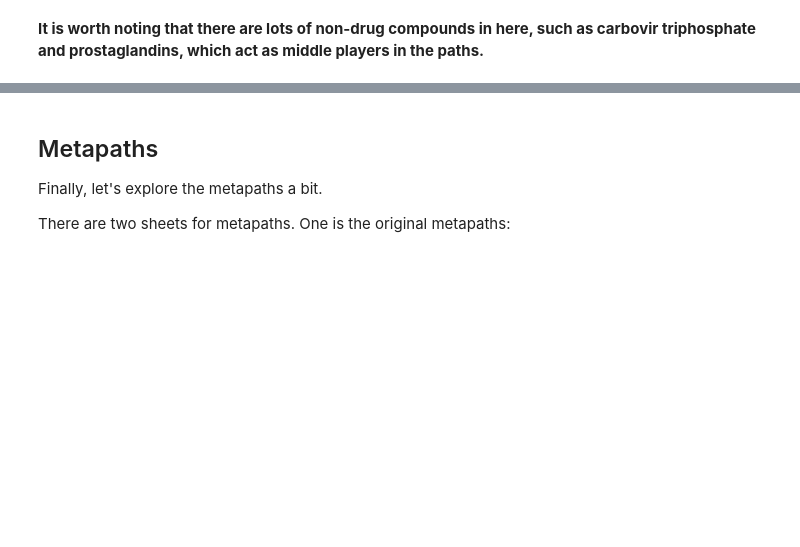
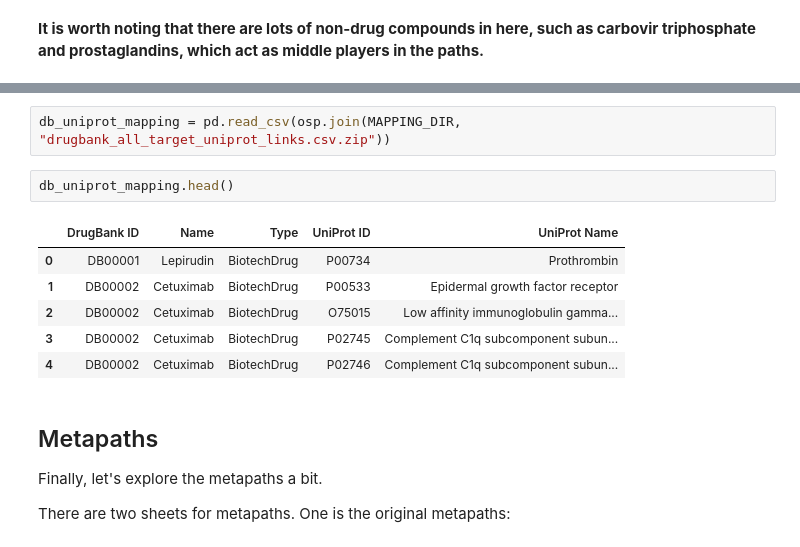
Before and after one commit to laurendelong21/MoA-Net, a Jupyter notebook: notebooks/exploration_drugmechdb.ipynb, the cells around one changed output, grey strips where cells are left out. Drawn from its saved outputs; the diff is of its cells as text; blank space fills up the shorter version.

```diff
--- a/notebooks/exploration_drugmechdb.ipynb
+++ b/notebooks/exploration_drugmechdb.ipynb
@@ -321,3 +433,14 @@ Only 21 of those 89 are in the KG.
+# %%
+db_uniprot_mapping = pd.read_csv(osp.join(MAPPING_DIR, "drugbank_all_target_uniprot_links.csv.zip"))
+# %%
+db_uniprot_mapping.head()
+# %% [output]
+|  | DrugBank ID | Name | Type | UniProt ID | UniProt Name |
+| 0 | DB00001 | Lepirudin | BiotechDrug | P00734 | Prothrombin |
+| 1 | DB00002 | Cetuximab | BiotechDrug | P00533 | Epidermal growth factor receptor |
+| 2 | DB00002 | Cetuximab | BiotechDrug | O75015 | Low affinity immunoglobulin gamma... |
+| 3 | DB00002 | Cetuximab | BiotechDrug | P02745 | Complement C1q subcomponent subun... |
+| 4 | DB00002 | Cetuximab | BiotechDrug | P02746 | Complement C1q subcomponent subun... |
 # %% [markdown]
 ## Metapaths
 
```
Also changed, not shown: parts of 84 cells of this notebook.
